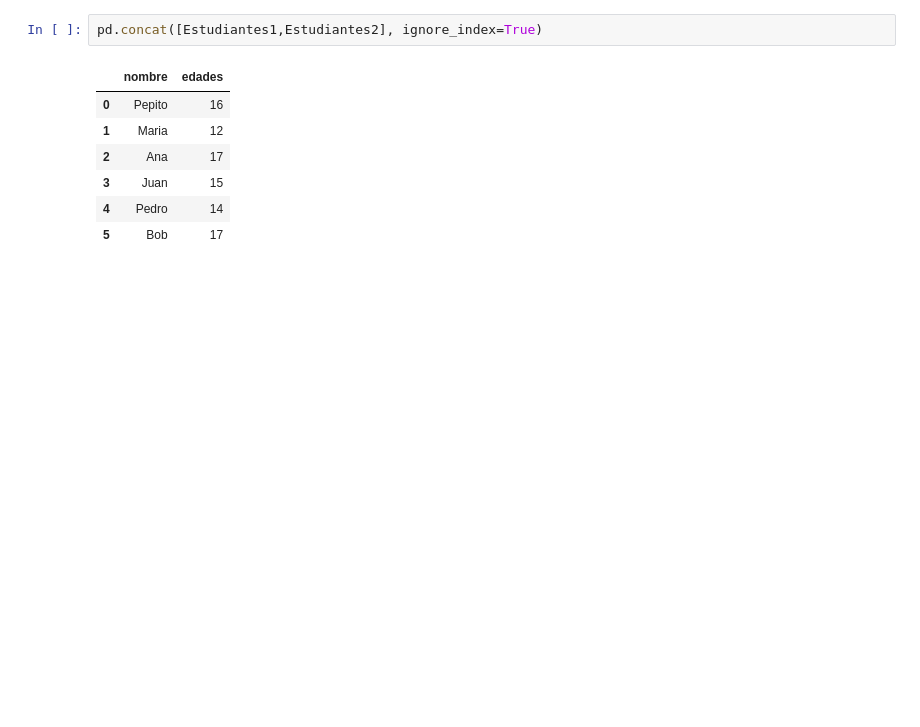
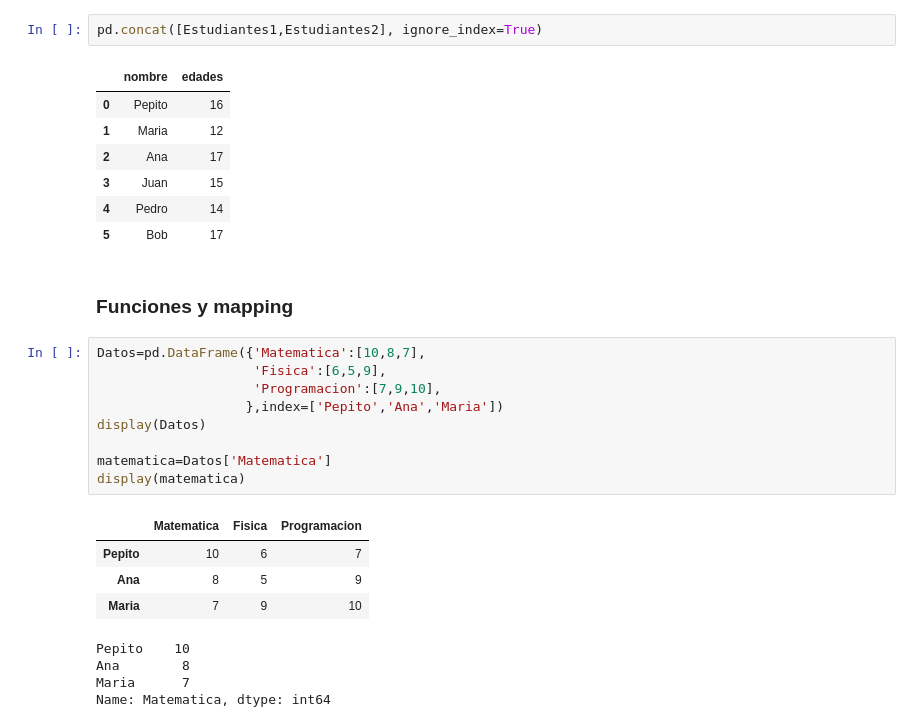
Before and after one commit to Gael-M0/PracticaUDM, a Jupyter notebook: udemy/Python_DataScience/pandas.ipynb, the cells around one changed output. Drawn from its saved outputs; the diff is of its cells as text; blank space fills up the shorter version.

```diff
--- a/udemy/Python_DataScience/pandas.ipynb
+++ b/udemy/Python_DataScience/pandas.ipynb
@@ -565,3 +565,23 @@ pd.concat([Estudiantes1,Estudiantes2], ignore_index=True)
 | 3 | Juan | 15 |
 | 4 | Pedro | 14 |
 | 5 | Bob | 17 |
+# %% [markdown]
+### Funciones y mapping
+# %%
+Datos=pd.DataFrame({'Matematica':[10,8,7],
+                    'Fisica':[6,5,9],
+                    'Programacion':[7,9,10],
+                   },index=['Pepito','Ana','Maria'])
+display(Datos)
+
+matematica=Datos['Matematica']
+display(matematica)
+# %% [output]
+|  | Matematica | Fisica | Programacion |
+| Pepito | 10 | 6 | 7 |
+| Ana | 8 | 5 | 9 |
+| Maria | 7 | 9 | 10 |
+Pepito    10
+Ana        8
+Maria      7
+Name: Matematica, dtype: int64
```
Also changed, not shown: parts of 4 cells of this notebook.
